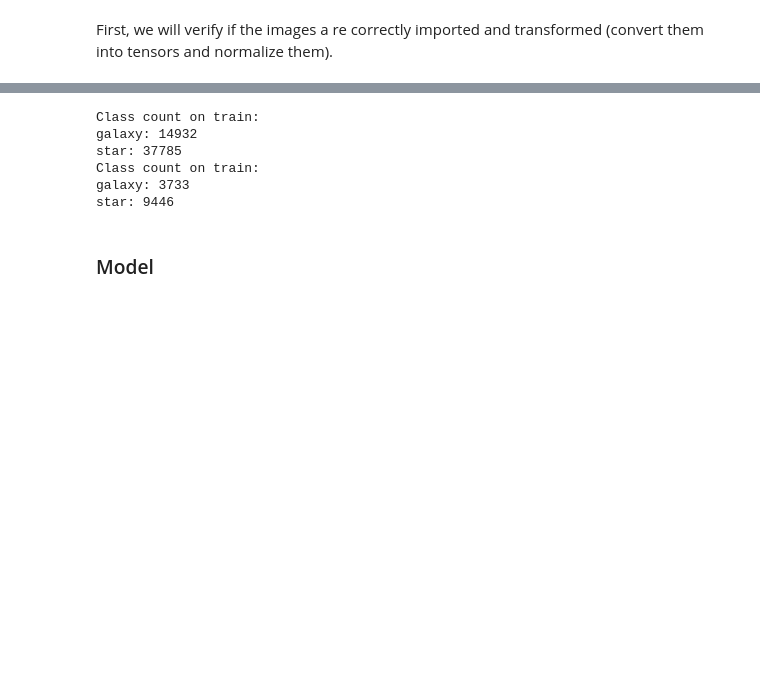
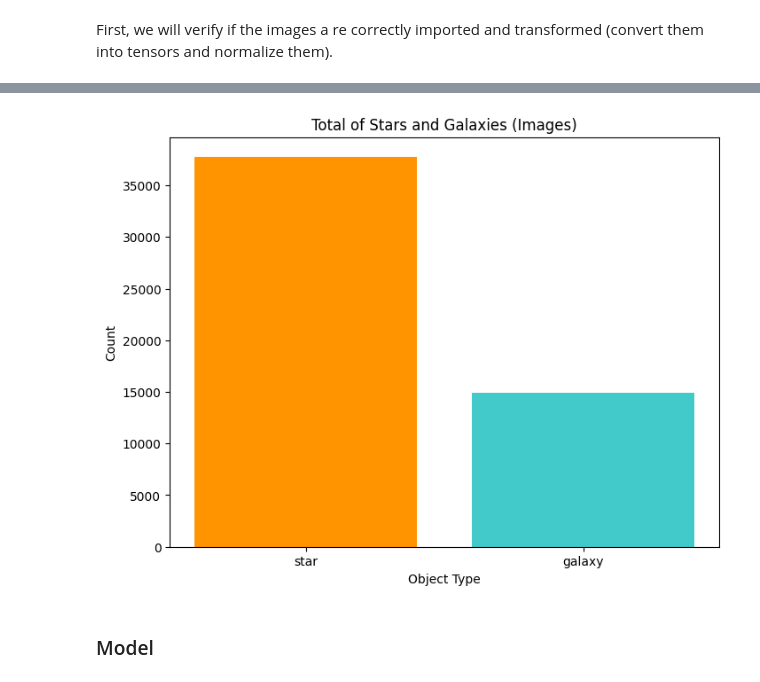
Before and after one commit to Gonzatorra/bigDataAstronomy, a Jupyter notebook: process.ipynb, the cells around one changed output, grey strips where cells are left out. Drawn from its saved outputs; the diff is of its cells as text; code cells hidden in the pictures; blank space fills up the shorter version.

```diff
--- a/process.ipynb
+++ b/process.ipynb
@@ -738,36 +615,34 @@ show_images(train_loader, mean, std, num_images=8)
 # %%
 import matplotlib.pyplot as plt
 import pandas as pd
 
 class_names = train_dataset.classes  #List with class names
 class_counts = {class_name: 0 for class_name in class_names}  # Diccionario para contar imágenes
 
 # Contar imágenes por clase
 for _, label in train_dataset.samples: #List (image_path, label)
     class_name = class_names[label]
     class_counts[class_name] += 1 #Count the amount of objects for each class
 
 #Convert it into a dataframe
 data = pd.DataFrame({
     "Type": list(class_counts.keys()),
     "Count": list(class_counts.values())
 })
 
+#Reverse to have the same shape than before
+data = data.iloc[::-1].reset_index(drop=True)
+
 #Plot
 plt.figure(figsize=(8, 6))
 plt.bar(data["Type"], data["Count"], color=["#ff9300", "#42c9c9"])
 plt.xlabel("Object Type")
 plt.ylabel("Count")
 plt.title("Total of Stars and Galaxies (Images)")
 
 plt.show()
 # %% [output]
-Class count on train:
-galaxy: 14932
-star: 37785
-Class count on train:
-galaxy: 3733
-star: 9446
+[figure, added]
 # %% [markdown]
 ### Model
 # %% [markdown]
```
Also changed, not shown: parts of 21 cells of this notebook, 6 other files.
